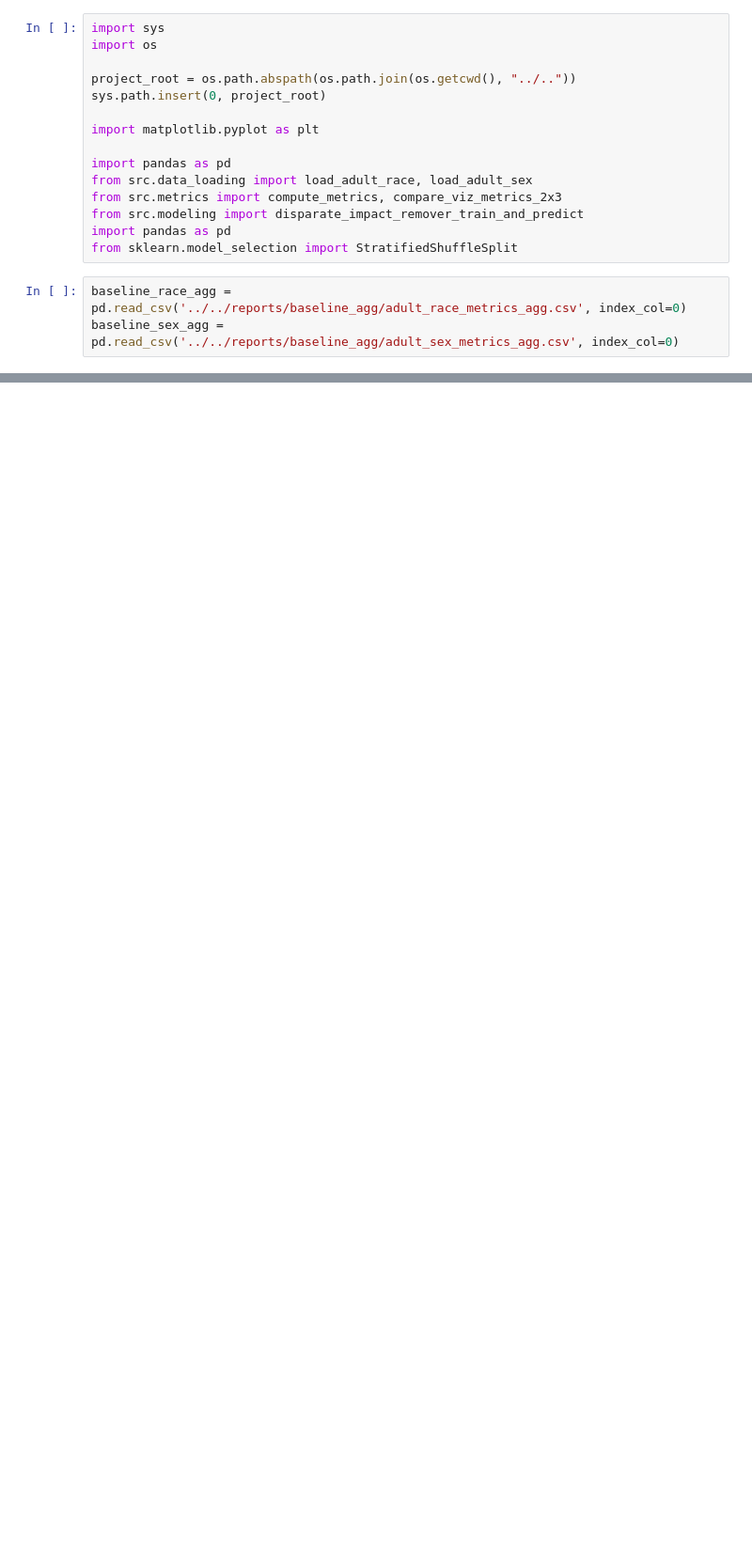
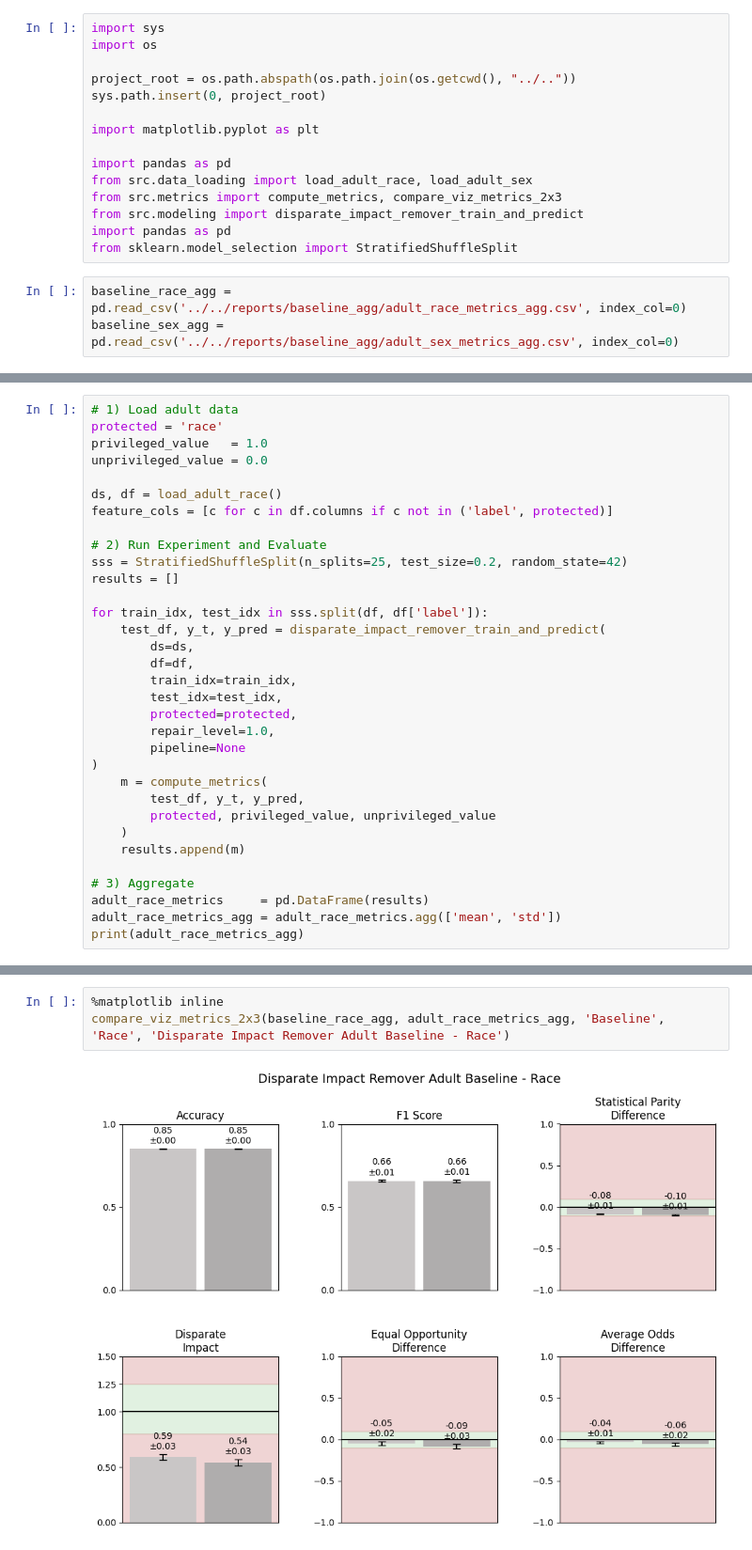
Before and after one commit to jeaend/bias-mitigation-aif360, a Jupyter notebook: notebooks/Adult_Income/04_pre_disparate_impact_remover.ipynb, the cells around one changed output, grey strips where cells are left out. Shown: that part at 94% size. Saved outputs shown, nothing was run; the diff lists cells and outputs as text; blank space fills up the shorter version.

```diff
--- a/notebooks/Adult_Income/04_pre_disparate_impact_remover.ipynb
+++ b/notebooks/Adult_Income/04_pre_disparate_impact_remover.ipynb
@@ -111,0 +70,33 @@ compare_viz_metrics_2x3(baseline_race_agg, adult_race_metrics_agg, 'Baseline', '
+# %%
+# 1) Load adult data
+protected = 'race'
+privileged_value   = 1.0
+unprivileged_value = 0.0
+
+ds, df = load_adult_race()
+feature_cols = [c for c in df.columns if c not in ('label', protected)]
+
+# 2) Run Experiment and Evaluate
+sss = StratifiedShuffleSplit(n_splits=25, test_size=0.2, random_state=42)
+results = []
+
+for train_idx, test_idx in sss.split(df, df['label']):
+    test_df, y_t, y_pred = disparate_impact_remover_train_and_predict(
+        ds=ds,
+        df=df,
+        train_idx=train_idx,
+        test_idx=test_idx,
+        protected=protected,
+        repair_level=1.0,
+        pipeline=None
+)
+    m = compute_metrics(
+        test_df, y_t, y_pred,
+        protected, privileged_value, unprivileged_value
+    )
+    results.append(m)
+
+# 3) Aggregate
+adult_race_metrics     = pd.DataFrame(results)
+adult_race_metrics_agg = adult_race_metrics.agg(['mean', 'std'])
+print(adult_race_metrics_agg)
@@ -111,0 +107,5 @@ compare_viz_metrics_2x3(baseline_race_agg, adult_race_metrics_agg, 'Baseline', '
+# %%
+%matplotlib inline
+compare_viz_metrics_2x3(baseline_race_agg, adult_race_metrics_agg, 'Baseline', 'Race', 'Disparate Impact Remover Adult Baseline - Race')
+# %% [output]
+[figure, added]
```
Also changed, not shown: parts of 11 cells of this notebook.
